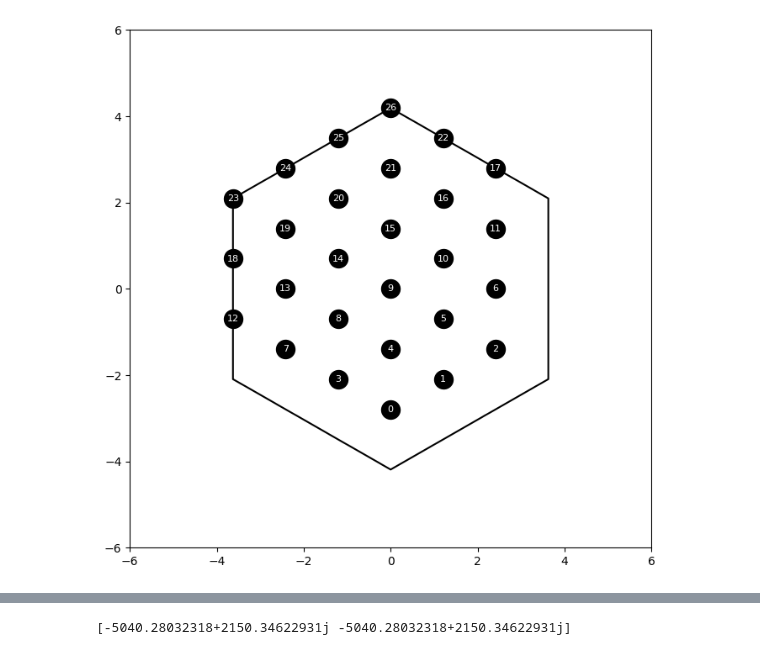
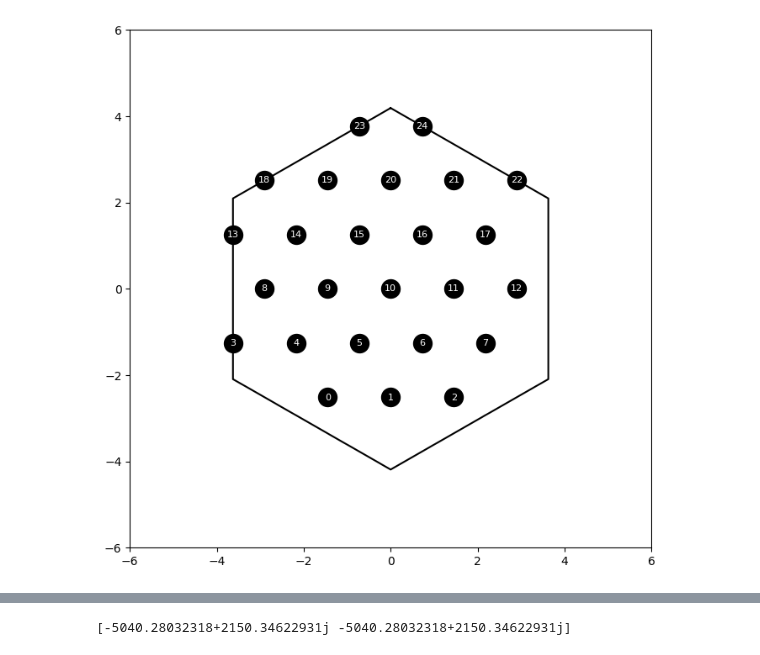
Before and after one commit to pco0511/acband-laughlin-instability, a Jupyter notebook: main.ipynb, the cells around one changed output, grey strips where cells are left out. Drawn from its saved outputs; the diff is of its cells as text; code cells hidden in the pictures.

```diff
--- a/main.ipynb
+++ b/main.ipynb
@@ -29,7 +19,12 @@ from src.qm_utils.lattice.lattice import Lattice2D
 from src.qm_utils.lattice.brillouin_zone import BrillouinZone2D
 from src.netket_compat import get_sector_constraints
 from src.acband import acband_form_factors, K_func1
+# %%
+N_s = 25
+N_f = 19
 # %%
+bz = {}
+
 sqrt3 = np.sqrt(3)
 e1 = np.array([1, 0])
 e2 = np.array([0, 1])
@@ -44,10 +39,11 @@ b3 = -(b1 + b2)
 # N = 27 grid
 t1 = (1 / 9) * (b1 - b2)
 t2 = (1 / 9) * (b1 - b3)
+t3 = (1 / 9) * (b2 - b3)
 
 sample_lattice_27 = Lattice2D(np.stack([t1, t2]))
 bz_27 = BrillouinZone2D(lattice, sample_lattice_27)
-N_s_27 = bz_27.n_samples
+bz[27] = bz_27
 
 # N = 28 grid
 p1 = b1 + t2 - t1
@@ -59,28 +55,40 @@ rot = -np.arccos((normb1 ** 2 + normp1 ** 2 - distb1p1 ** 2) / (2 * normb1 * nor
 sample_lattice_28 = sample_lattice_27.transformed(scale=scale, rot=rot)
 
 bz_28 = BrillouinZone2D(lattice, sample_lattice_28)
-N_s_28 = bz_28.n_samples
+bz[28] = bz_28
+
+# N = 25 grid
+p1 = b1 + 2 * t3 - t1
+normb1 = np.linalg.norm(b1)
+normp1 = np.linalg.norm(p1)
+distb1p1 = np.linalg.norm(b1 - p1)
+scale = normb1 / normp1
+rot = -np.arccos((normb1 ** 2 + normp1 ** 2 - distb1p1 ** 2) / (2 * normb1 * normp1))
+sample_lattice_25 = sample_lattice_27.transformed(scale=scale, rot=rot)
+
+bz_25 = BrillouinZone2D(lattice, sample_lattice_25)
+bz[25] = bz_25
 # %%
-sampled_momentums = bz_27.k_points
+sampled_momentums = bz[N_s].k_points
 R = 3 * np.linalg.norm(t1)
 thetas = np.linspace(np.pi / 2, 5 * np.pi / 2, 7)
 hexagon_x = R * np.cos(thetas)
 hexagon_y = R * np.sin(thetas)
 
 fig = plt.figure(figsize=(8, 8))
 ax = fig.add_subplot()
 k_x = sampled_momentums[:, 0]
 k_y = sampled_momentums[:, 1]
 ax.scatter(k_x, k_y, s=250, c='k')
-for i in range(N_s_27):
+for i in range(N_s):
     x = k_x[i]
     y = k_y[i]
     ax.text(x, y, f"{i}", fontsize=8, color="w", ha='center', va='center')
 
 ax.plot(hexagon_x, hexagon_y, color='k')
 
 ax.set_xlim(-6, 6)
 ax.set_ylim(-6, 6)
 plt.show()
 # %% [output]
-[figure, old version]
+[figure, new version]
```
Also changed, not shown: parts of 10 cells of this notebook, 8 other files.
